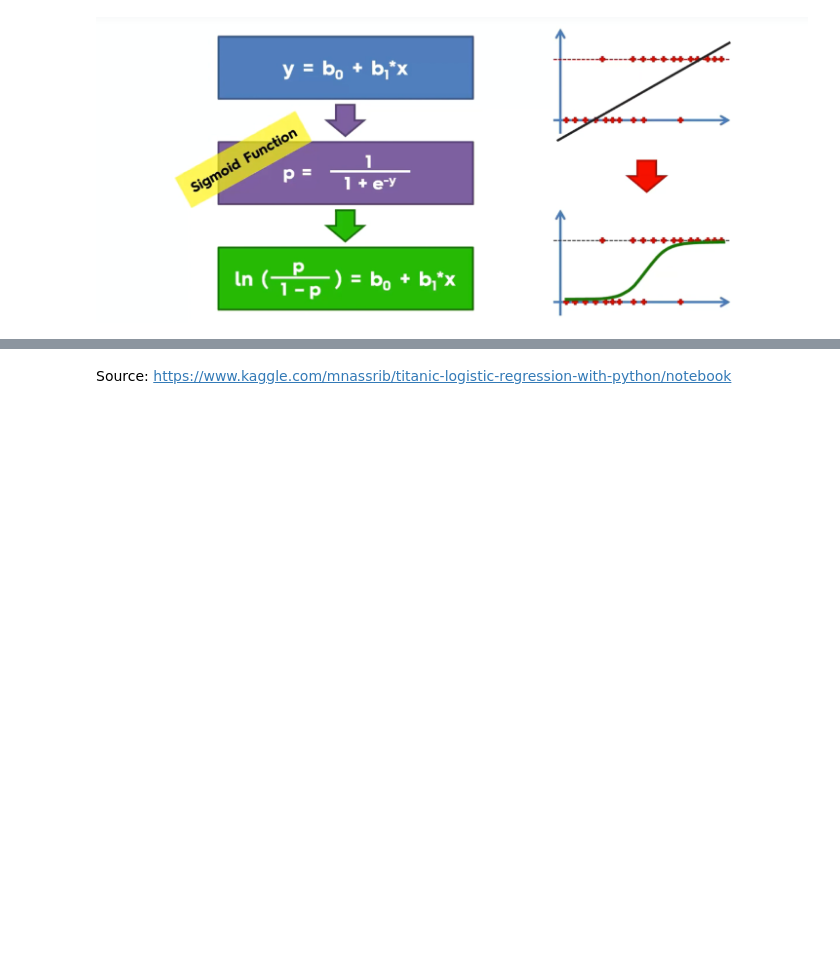
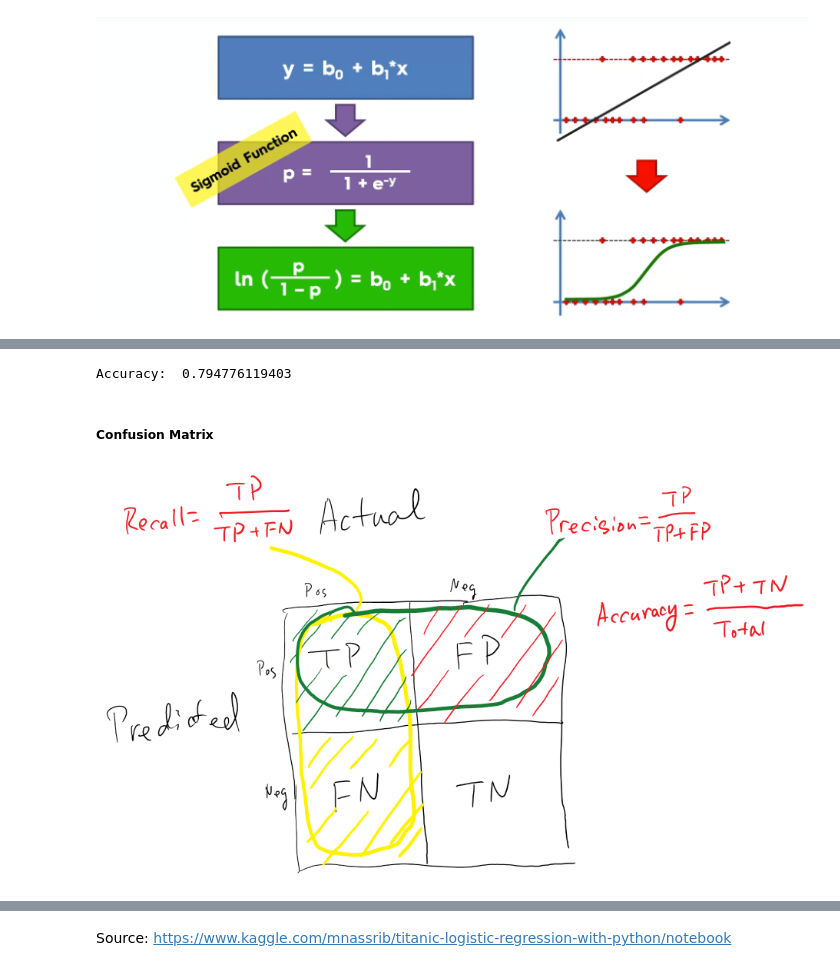
Before and after one commit to pfilo8/Dni-Matematyki-2018---Warsztaty-Gauss, a Jupyter notebook: Titanic.ipynb, the cells around one changed output, grey strips where cells are left out. Cells and saved outputs as stored; diff of their text form; code cells hidden in the pictures; blank space fills up the shorter version.

```diff
--- a/Titanic.ipynb
+++ b/Titanic.ipynb
@@ -335,0 +357,16 @@ Image(filename='Logistic8.PNG')
+# %%
+from sklearn.linear_model import LogisticRegression
+from sklearn.metrics import accuracy_score
+
+logreg = LogisticRegression()
+logreg.fit(X_train, y_train)
+y_pred = logreg.predict(X_test)
+print('Accuracy: ', accuracy_score(y_test, y_pred))
+# %% [output]
+Accuracy:  0.794776119403
+# %% [markdown]
+##### Confusion Matrix
+# %%
+Image(filename = 'ConfMatrix.png')
+# %% [output]
+[figure, added]
```
Also changed, not shown: parts of 11 cells of this notebook, 1 other file.
